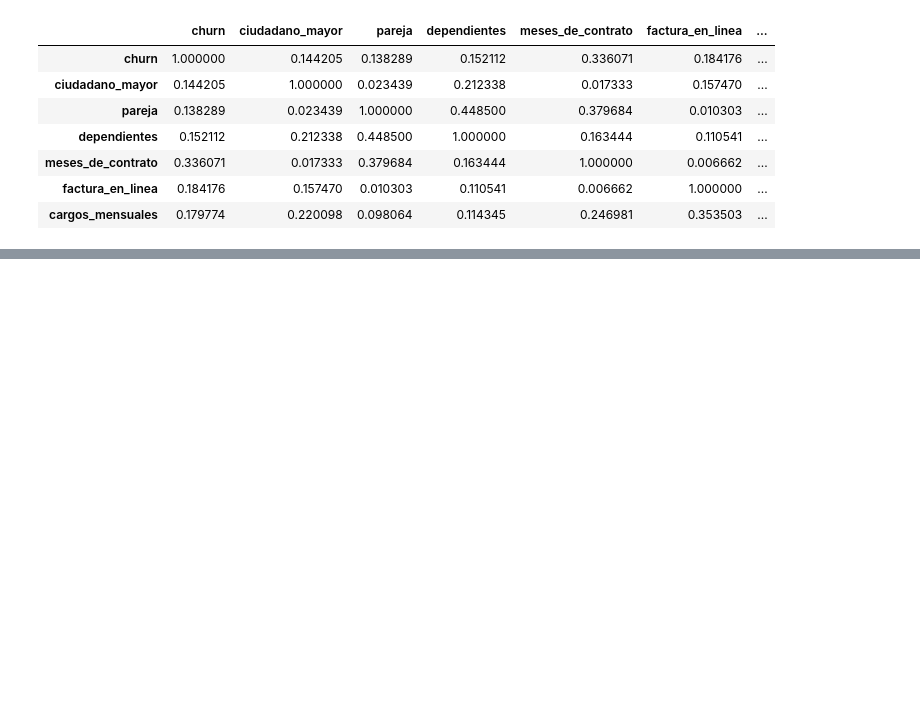
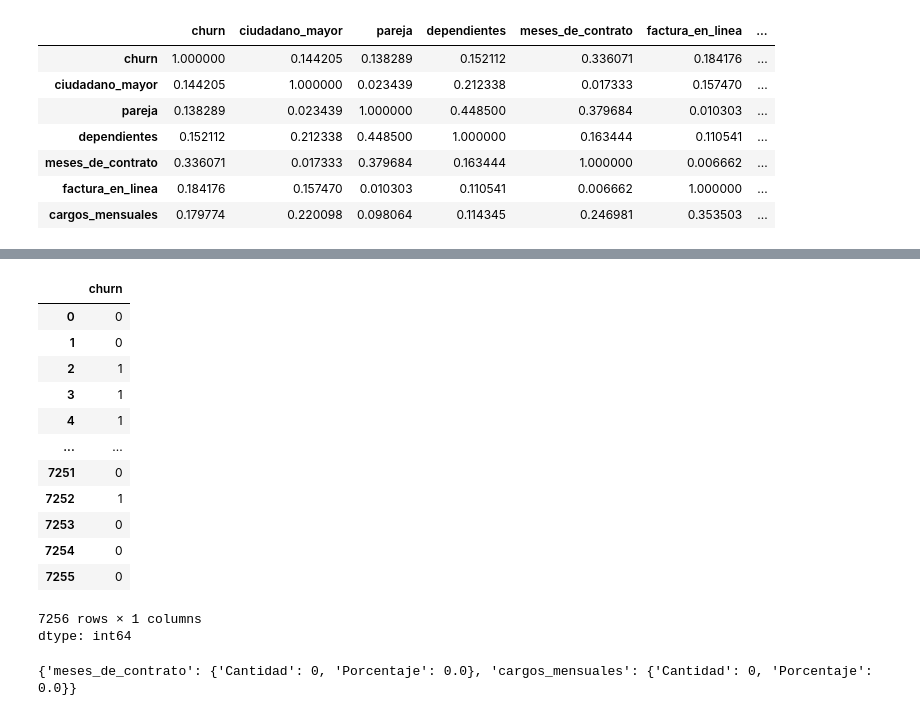
Before and after one commit to AlanGranea/Challenge-Telecom-X-Parte-2, a Jupyter notebook: Challenge_Telecom_X_Parte_2.ipynb, the cells around one changed output, grey strips where cells are left out. Saved outputs shown, nothing was run; the diff lists cells and outputs as text; code cells hidden in the pictures; blank space fills up the shorter version.

```diff
--- a/Challenge_Telecom_X_Parte_2.ipynb
+++ b/Challenge_Telecom_X_Parte_2.ipynb
@@ -151,0 +199,17 @@ correlacion_2
+# %%
+y
+# %% [output]
+|  | churn |
+| 0 | 0 |
+| 1 | 0 |
+| 2 | 1 |
+| 3 | 1 |
+| 4 | 1 |
+| ... | ... |
+| 7251 | 0 |
+| 7252 | 1 |
+| 7253 | 0 |
+| 7254 | 0 |
+| 7255 | 0 |
+7256 rows × 1 columns
+dtype: int64
@@ -151,0 +238,6 @@ correlacion_2
+# %%
+columnas_numericas = ['meses_de_contrato', 'cargos_mensuales']
+outliers_detectados = contar_outliers(df_reducido, columnas_numericas)
+print(outliers_detectados)
+# %% [output]
+{'meses_de_contrato': {'Cantidad': 0, 'Porcentaje': 0.0}, 'cargos_mensuales': {'Cantidad': 0, 'Porcentaje': 0.0}}
```
Also changed, not shown: parts of 13 cells of this notebook.
